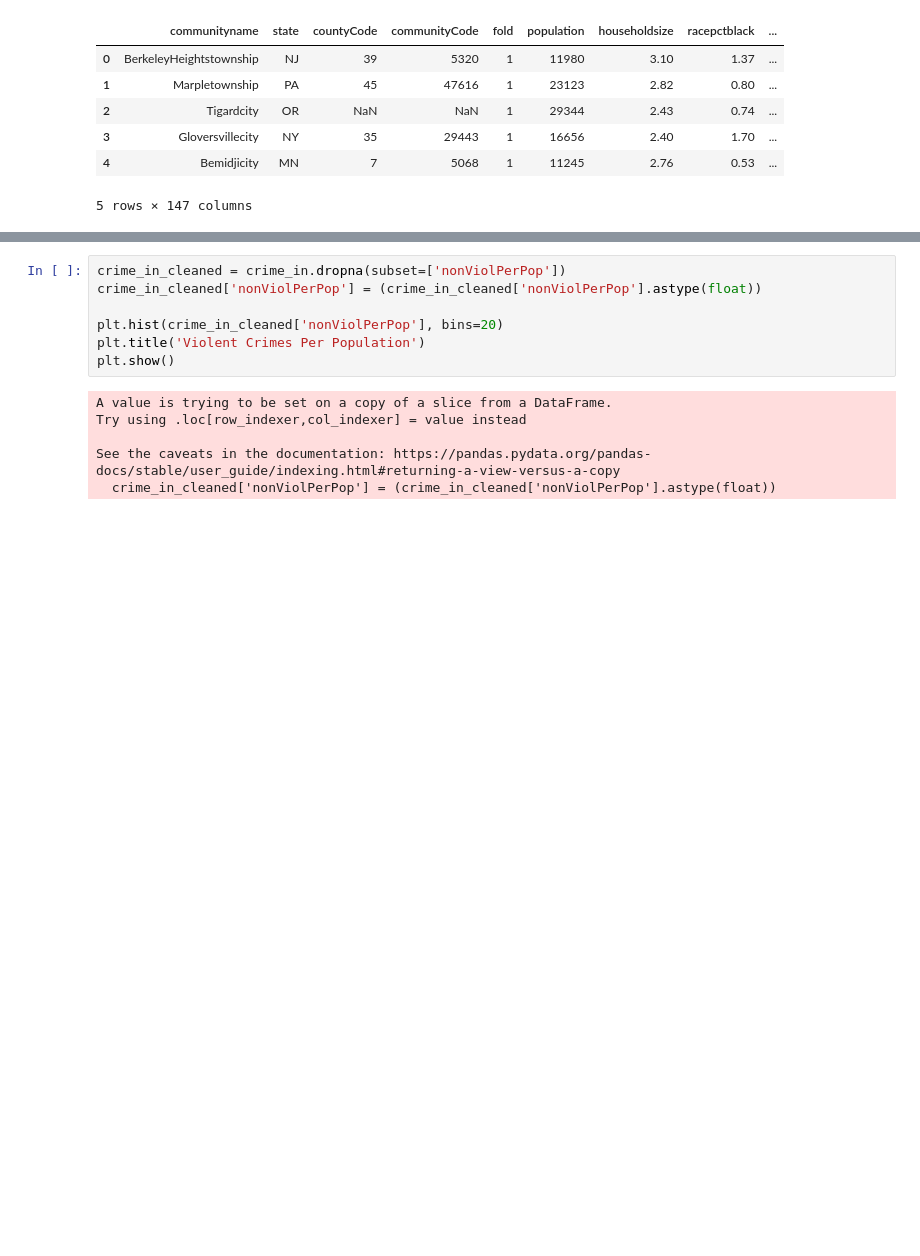
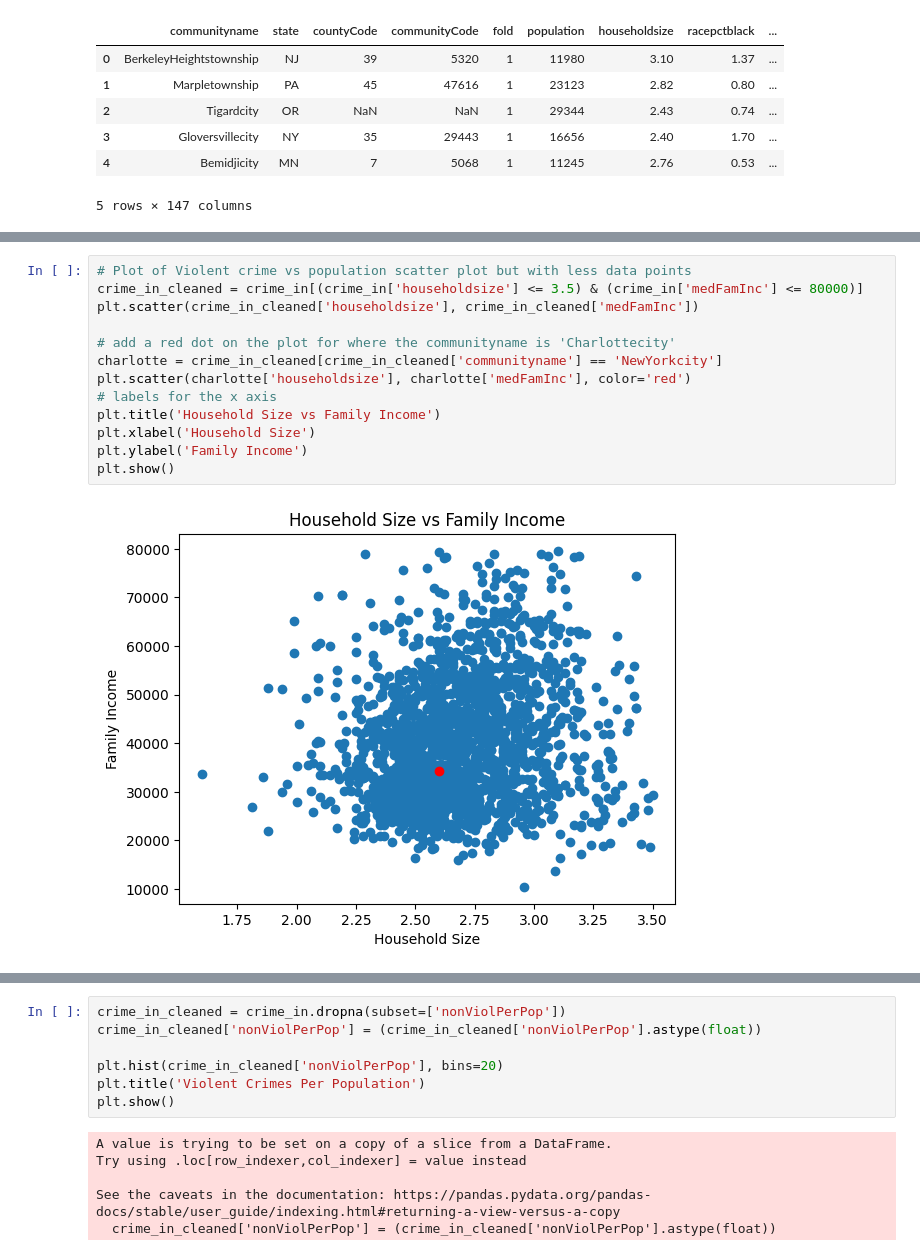
Before and after one commit to FrancoA325/PredictiveG24, a Jupyter notebook: Exploration.ipynb, the cells around one changed output, grey strips where cells are left out. Saved outputs shown, nothing was run; the diff lists cells and outputs as text; blank space fills up the shorter version.

```diff
--- a/Exploration.ipynb
+++ b/Exploration.ipynb
@@ -69,3 +116,18 @@ See the caveats in the documentation: https://pandas.pydata.org/pandas-docs/stab
+# %%
+# Plot of Violent crime vs population scatter plot but with less data points
+crime_in_cleaned = crime_in[(crime_in['householdsize'] <= 3.5) & (crime_in['medFamInc'] <= 80000)]
+plt.scatter(crime_in_cleaned['householdsize'], crime_in_cleaned['medFamInc'])
+
+# add a red dot on the plot for where the communityname is 'Charlottecity'
+charlotte = crime_in_cleaned[crime_in_cleaned['communityname'] == 'NewYorkcity']
+plt.scatter(charlotte['householdsize'], charlotte['medFamInc'], color='red')
+# labels for the x axis
+plt.title('Household Size vs Family Income')
+plt.xlabel('Household Size')
+plt.ylabel('Family Income')
+plt.show()
+# %% [output]
+[figure, added]
 # %%
 crime_in_cleaned = crime_in.dropna(subset=['ViolentCrimesPerPop'])
 crime_in_cleaned['ViolentCrimesPerPop'] = (crime_in_cleaned['ViolentCrimesPerPop'].astype(float))
```
Also changed, not shown: parts of 9 cells of this notebook.
